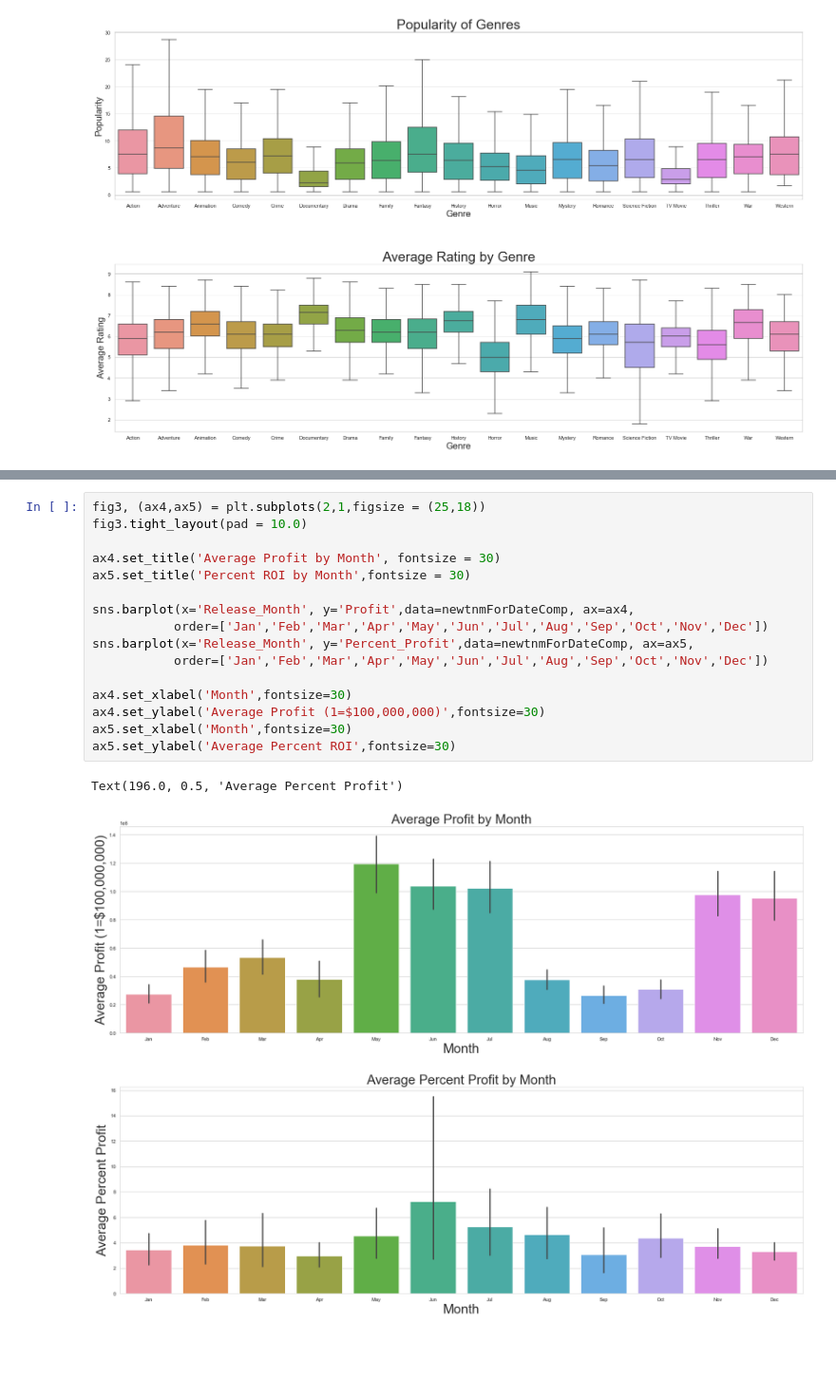
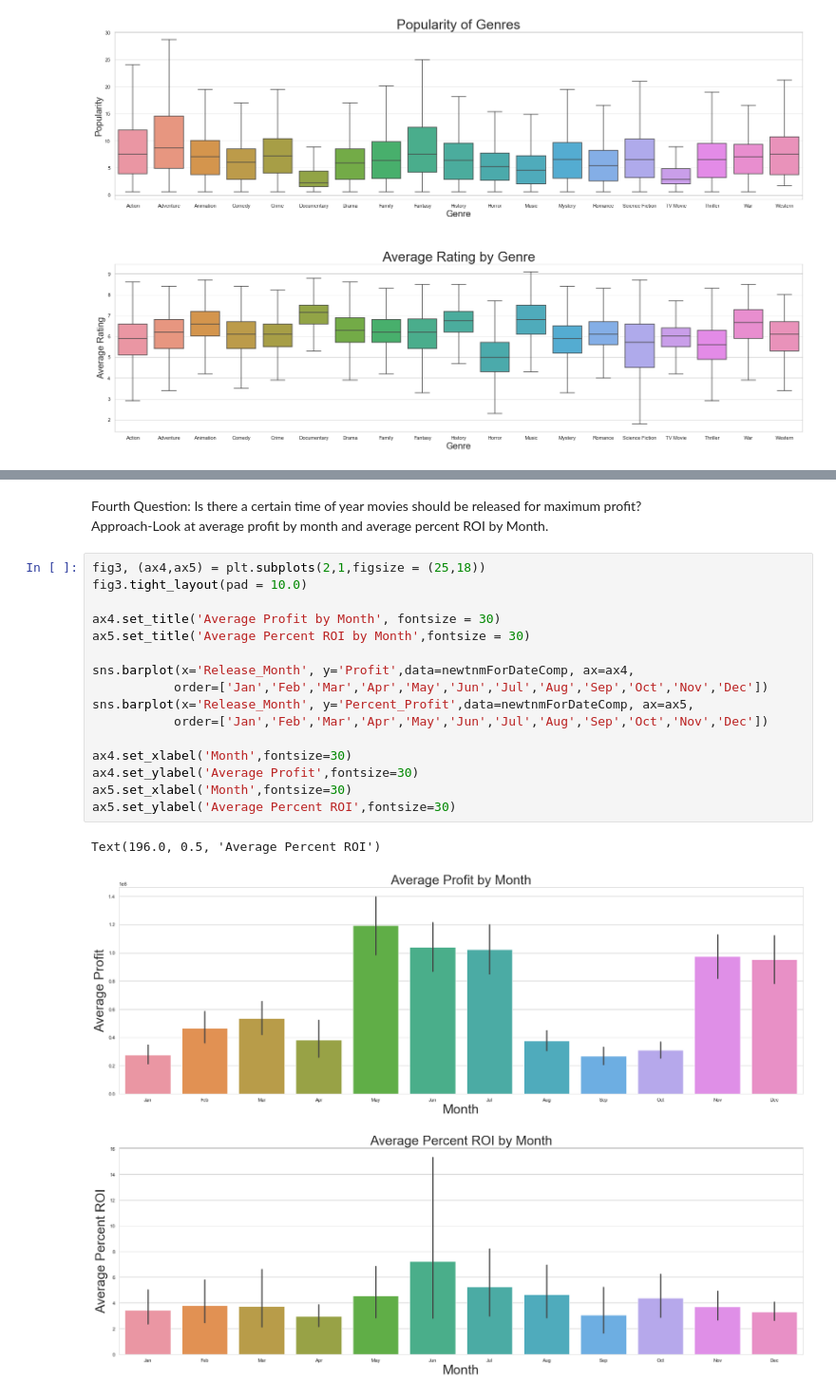
Before and after one commit to stevenkyle2013/Movie-Project, a Jupyter notebook: Data Cleaning.ipynb, the cells around one changed output, grey strips where cells are left out. Shown at 95% size. Cells and saved outputs as stored; diff of their text form; blank space fills up the shorter version.

```diff
--- a/Data Cleaning.ipynb
+++ b/Data Cleaning.ipynb
@@ -248,19 +281,22 @@ Second Question: Is there a time of year movies earn the most profit? (Using new
+# %% [markdown]
+Fourth Question: Is there a certain time of year movies should be released for maximum profit?
+<br> Approach-Look at average profit by month and average percent ROI by Month.
 # %%
 fig3, (ax4,ax5) = plt.subplots(2,1,figsize = (25,18))
 fig3.tight_layout(pad = 10.0)
 
 ax4.set_title('Average Profit by Month', fontsize = 30)
-ax5.set_title('Percent ROI by Month',fontsize = 30)
+ax5.set_title('Average Percent ROI by Month',fontsize = 30)
 
 sns.barplot(x='Release_Month', y='Profit',data=newtnmForDateComp, ax=ax4,
            order=['Jan','Feb','Mar','Apr','May','Jun','Jul','Aug','Sep','Oct','Nov','Dec'])
 sns.barplot(x='Release_Month', y='Percent_Profit',data=newtnmForDateComp, ax=ax5,
            order=['Jan','Feb','Mar','Apr','May','Jun','Jul','Aug','Sep','Oct','Nov','Dec'])
 
 ax4.set_xlabel('Month',fontsize=30)
-ax4.set_ylabel('Average Profit (1=$100,000,000)',fontsize=30)
+ax4.set_ylabel('Average Profit',fontsize=30)
 ax5.set_xlabel('Month',fontsize=30)
 ax5.set_ylabel('Average Percent ROI',fontsize=30)
 # %% [output]
-Text(196.0, 0.5, 'Average Percent Profit')
+Text(196.0, 0.5, 'Average Percent ROI')
-[figure, old version]
+[figure, new version]
```
Also changed, not shown: parts of 18 cells of this notebook, 6 other files.
